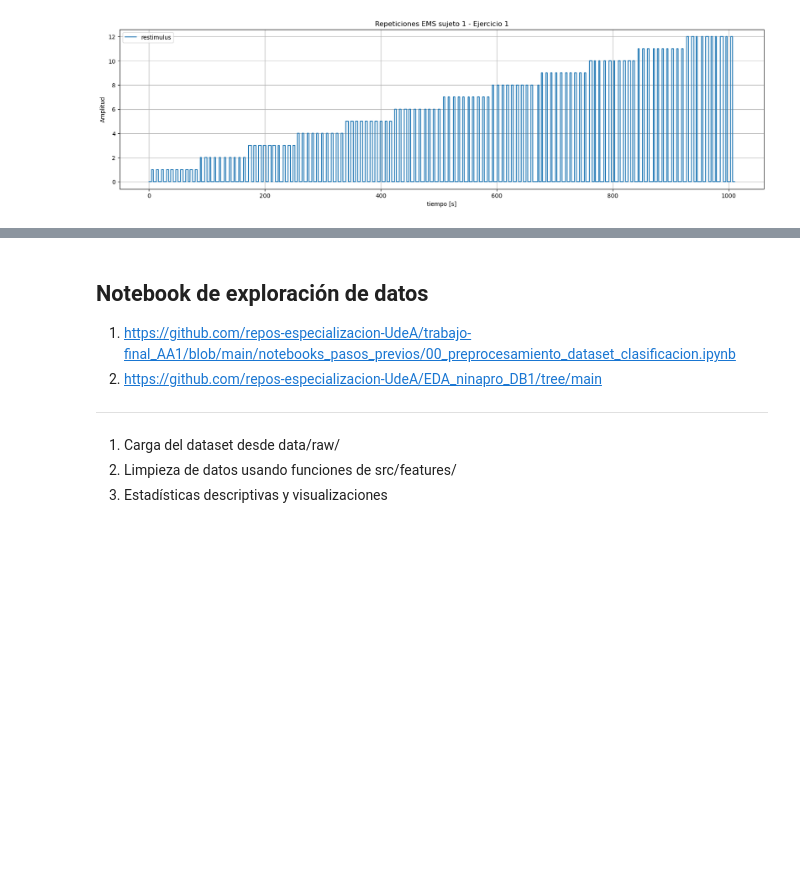
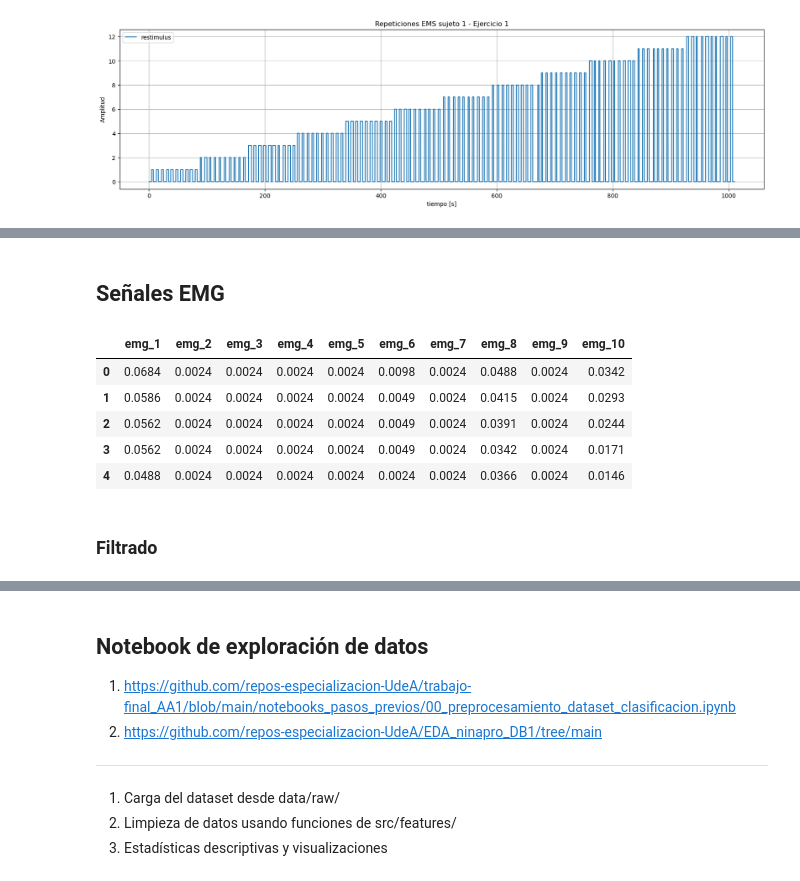
Before and after one commit to repos-especializacion-UdeA/monografia, a Jupyter notebook: notebooks/01_exploracion.ipynb, the cells around one changed output, grey strips where cells are left out. Saved outputs shown, nothing was run; the diff lists cells and outputs as text; code cells hidden in the pictures; blank space fills up the shorter version.

```diff
--- a/notebooks/01_exploracion.ipynb
+++ b/notebooks/01_exploracion.ipynb
@@ -109,0 +140,13 @@ graficar_medida1(signal_data_restimulus_df,
+# %% [markdown]
+## Señales EMG
+# %%
+signal_data_emg_df.head()
+# %% [output]
+|  | emg_1 | emg_2 | emg_3 | emg_4 | emg_5 | emg_6 | emg_7 | emg_8 | emg_9 | emg_10 |
+| 0 | 0.0684 | 0.0024 | 0.0024 | 0.0024 | 0.0024 | 0.0098 | 0.0024 | 0.0488 | 0.0024 | 0.0342 |
+| 1 | 0.0586 | 0.0024 | 0.0024 | 0.0024 | 0.0024 | 0.0049 | 0.0024 | 0.0415 | 0.0024 | 0.0293 |
+| 2 | 0.0562 | 0.0024 | 0.0024 | 0.0024 | 0.0024 | 0.0049 | 0.0024 | 0.0391 | 0.0024 | 0.0244 |
+| 3 | 0.0562 | 0.0024 | 0.0024 | 0.0024 | 0.0024 | 0.0049 | 0.0024 | 0.0342 | 0.0024 | 0.0171 |
+| 4 | 0.0488 | 0.0024 | 0.0024 | 0.0024 | 0.0024 | 0.0024 | 0.0024 | 0.0366 | 0.0024 | 0.0146 |
+# %% [markdown]
+### Filtrado
```
Also changed, not shown: parts of 9 cells of this notebook, 6 other files.
